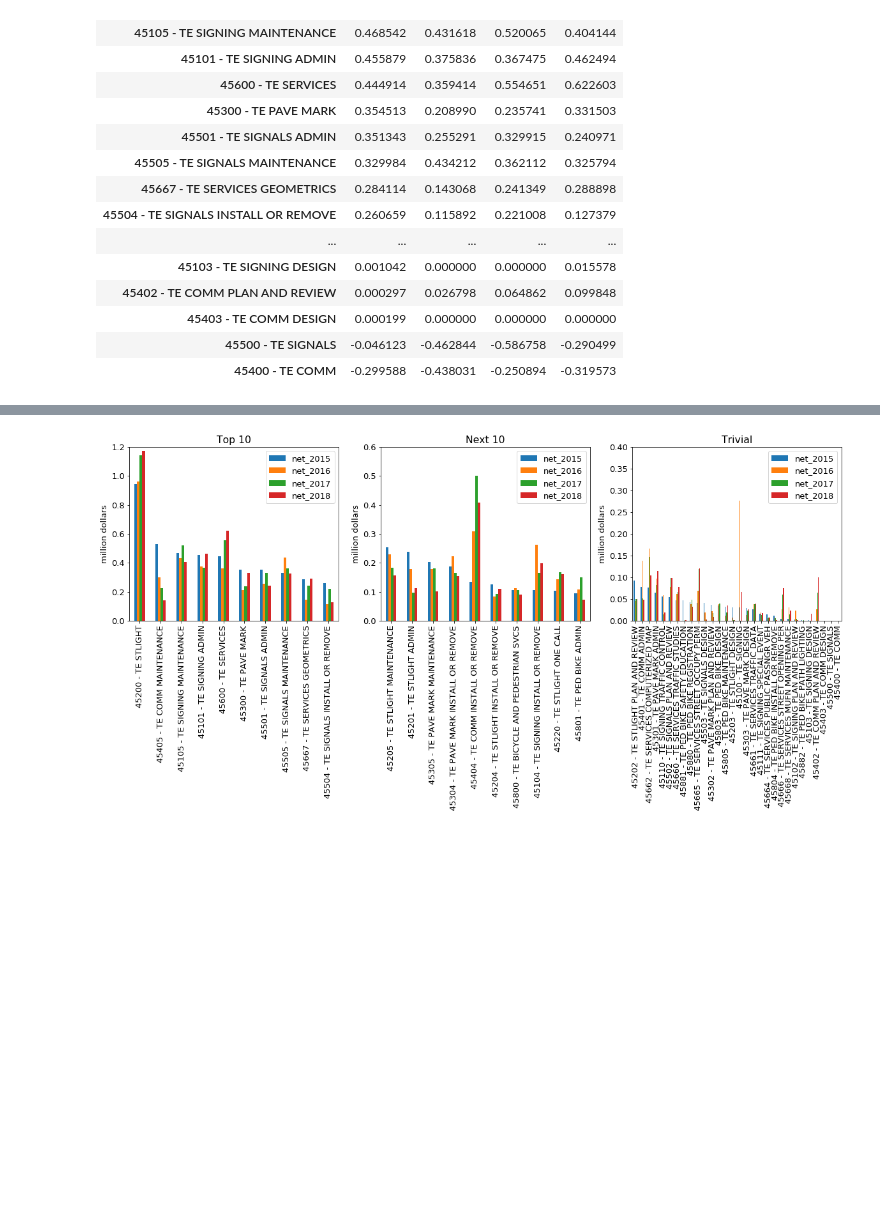
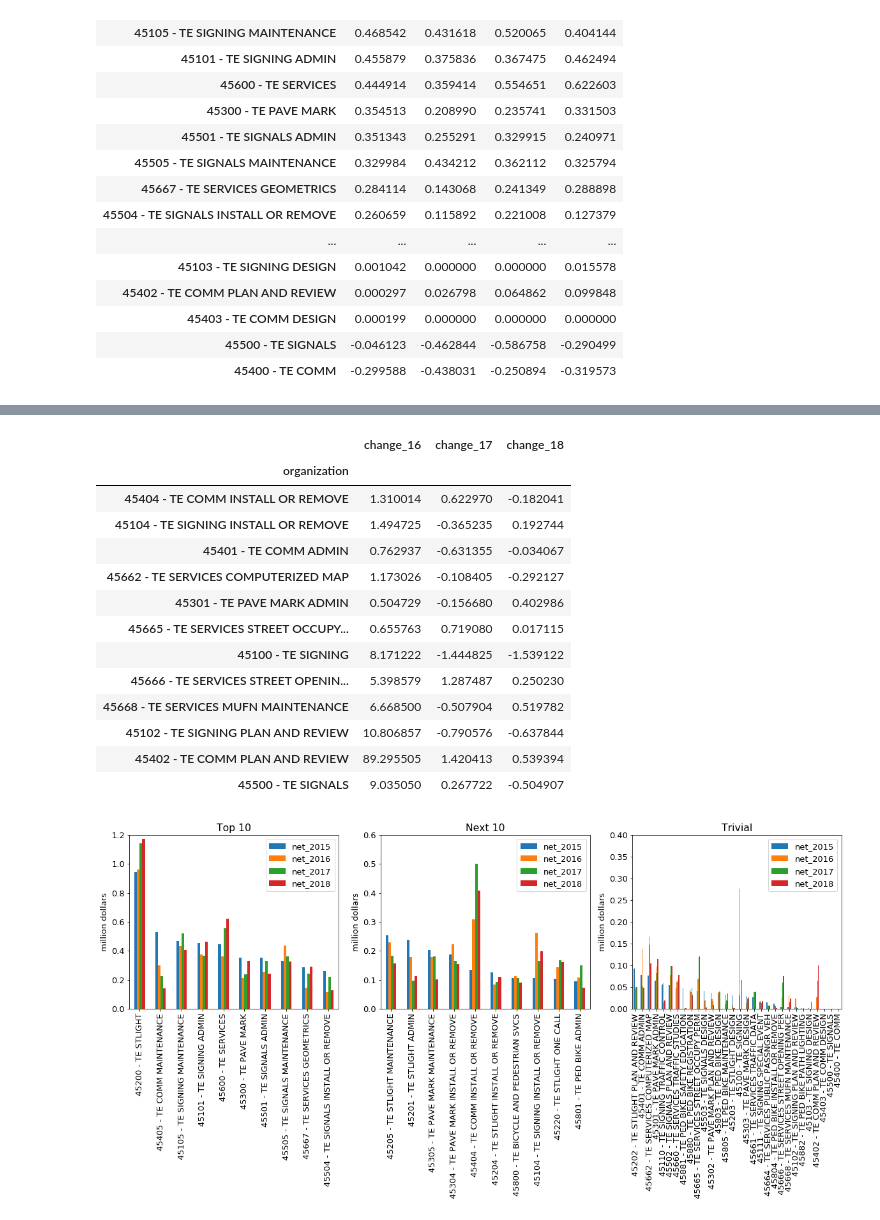
Before and after one commit to Kuku2333/s19-city-t3, a Jupyter notebook: yuankun.ipynb, the cells around one changed output, grey strips where cells are left out. Cells and saved outputs as stored; diff of their text form; code cells hidden in the pictures; blank space fills up the shorter version.

```diff
--- a/yuankun.ipynb
+++ b/yuankun.ipynb
@@ -160,3 +187,20 @@ pd_te
+# %%
+pd_te[['change_16', 'change_17', 'change_18']][pd_te['change_16']>0.5]
+# %% [output]
+|  | change_16 | change_17 | change_18 |
+| organization |  |  |  |
+| 45404 - TE COMM INSTALL OR REMOVE | 1.310014 | 0.622970 | -0.182041 |
+| 45104 - TE SIGNING INSTALL OR REMOVE | 1.494725 | -0.365235 | 0.192744 |
+| 45401 - TE COMM ADMIN | 0.762937 | -0.631355 | -0.034067 |
+| 45662 - TE SERVICES COMPUTERIZED MAP | 1.173026 | -0.108405 | -0.292127 |
+| 45301 - TE PAVE MARK ADMIN | 0.504729 | -0.156680 | 0.402986 |
+| 45665 - TE SERVICES STREET OCCUPY... | 0.655763 | 0.719080 | 0.017115 |
+| 45100 - TE SIGNING | 8.171222 | -1.444825 | -1.539122 |
+| 45666 - TE SERVICES STREET OPENIN... | 5.398579 | 1.287487 | 0.250230 |
+| 45668 - TE SERVICES MUFN MAINTENANCE | 6.668500 | -0.507904 | 0.519782 |
+| 45102 - TE SIGNING PLAN AND REVIEW | 10.806857 | -0.790576 | -0.637844 |
+| 45402 - TE COMM PLAN AND REVIEW | 89.295505 | 1.420413 | 0.539394 |
+| 45500 - TE SIGNALS | 9.035050 | 0.267722 | -0.504907 |
 # %%
 ax_list = list(plt.subplots(nrows=1, ncols=3, figsize=(20,5))[1])
 
```
Also changed, not shown: parts of 3 cells of this notebook.
